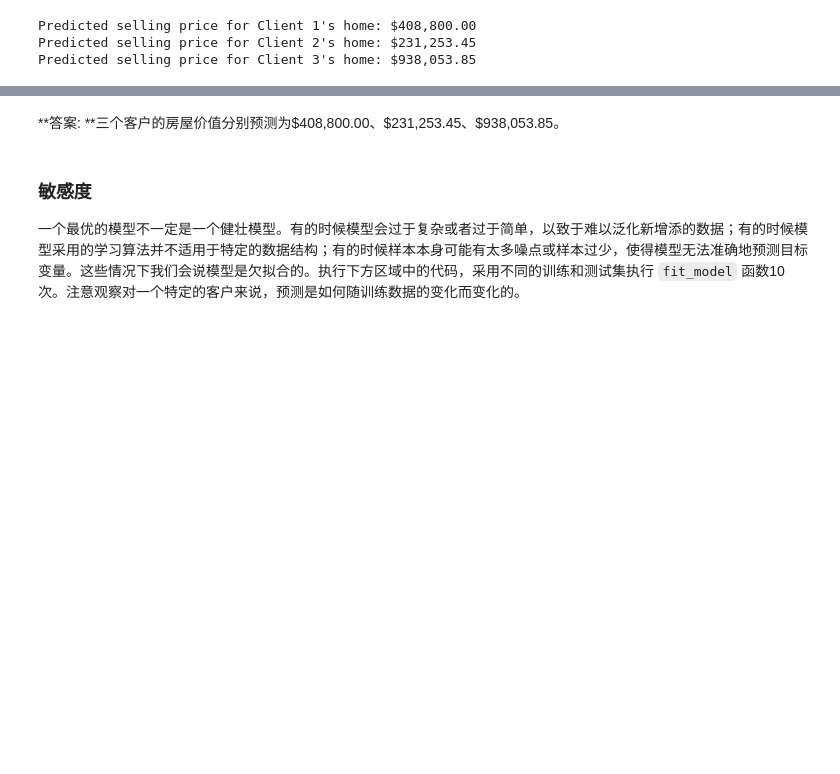
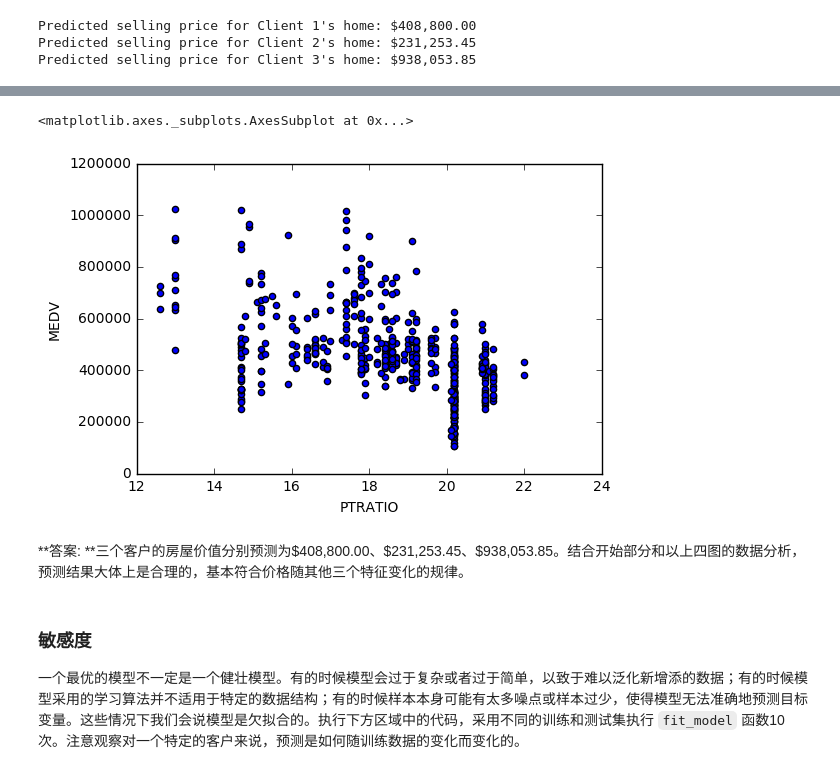
Before and after one commit to NKwhz/boston_housing, a Jupyter notebook: boston_housing.ipynb, the cells around one changed output, grey strips where cells are left out. Cells and saved outputs as stored; diff of their text form; code cells hidden in the pictures; blank space fills up the shorter version.

```diff
--- a/boston_housing.ipynb
+++ b/boston_housing.ipynb
@@ -358,5 +377,10 @@ Predicted selling price for Client 3's home: $938,053.85
+# %%
+data.plot(kind='scatter', x='PTRATIO', y='MEDV')
+# %% [output]
+<matplotlib.axes._subplots.AxesSubplot at 0x...>
+[figure, added]
 # %% [markdown]
-**答案: **三个客户的房屋价值分别预测为\$408,800.00、\$231,253.45、\$938,053.85。
+**答案: **三个客户的房屋价值分别预测为\$408,800.00、\$231,253.45、\$938,053.85。结合开始部分和以上四图的数据分析，预测结果大体上是合理的，基本符合价格随其他三个特征变化的规律。
 # %% [markdown]
 ### 敏感度
 
```
Also changed, not shown: parts of 14 cells of this notebook, 1 other file.
